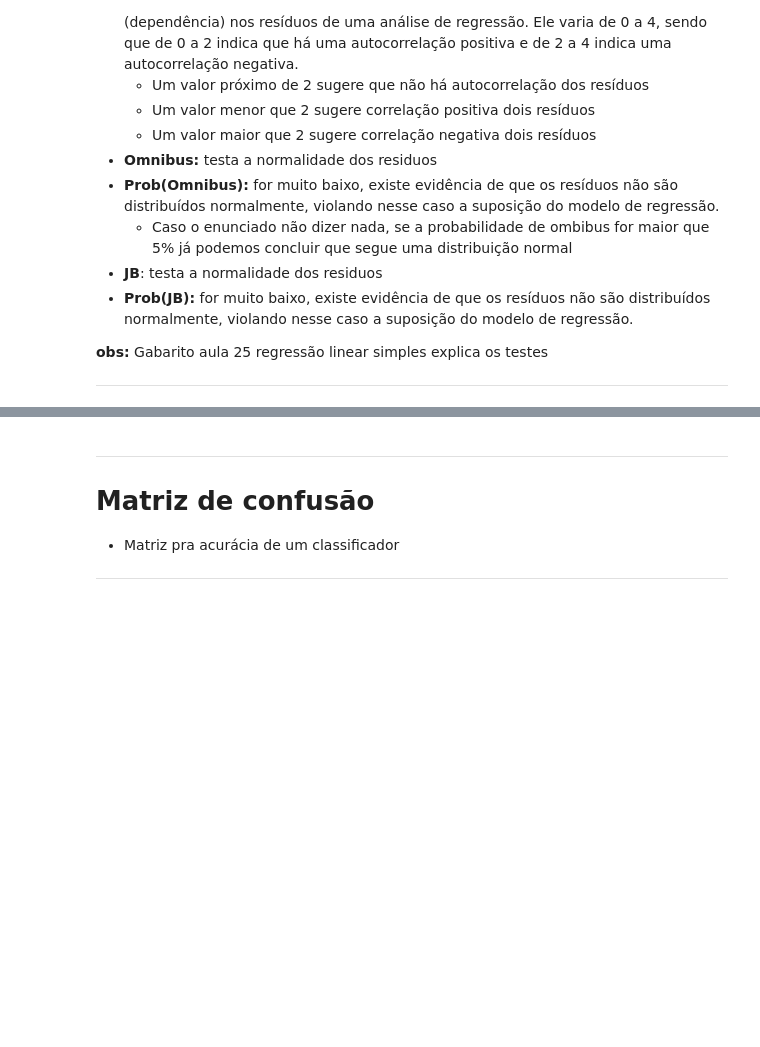
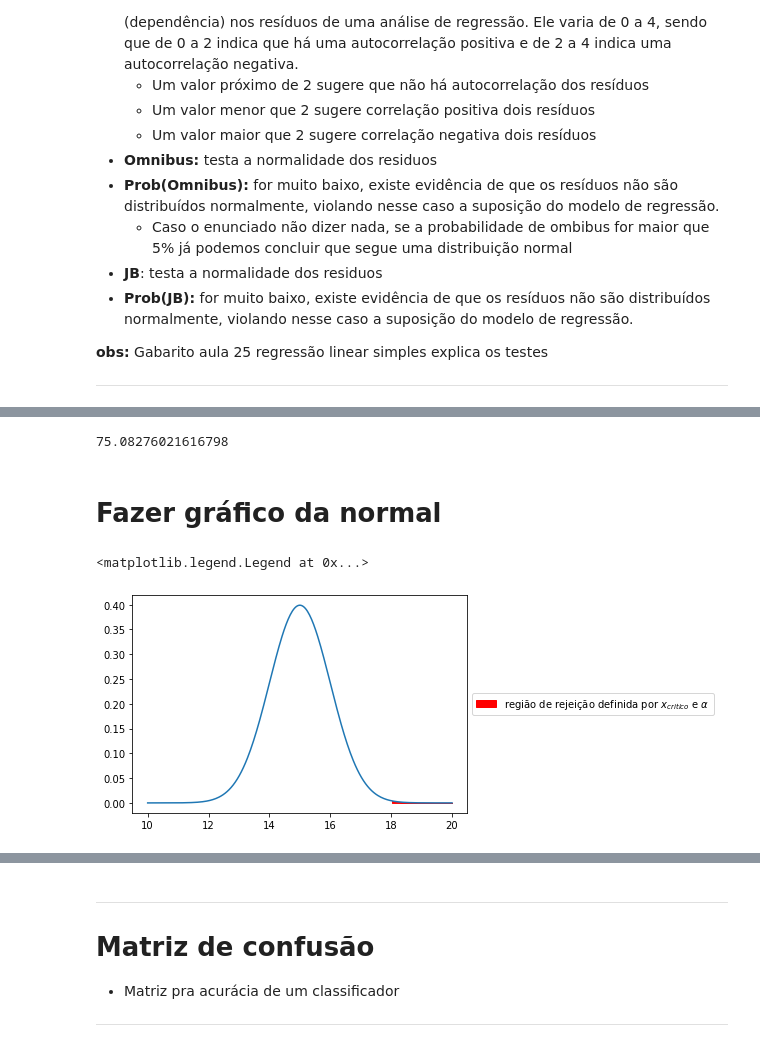
Before and after one commit to Sy2k/Cdados_ProvaFinal, a Jupyter notebook: Cola_Prova_Cdados.ipynb, the cells around one changed output, grey strips where cells are left out. Saved outputs shown, nothing was run; the diff lists cells and outputs as text; code cells hidden in the pictures; blank space fills up the shorter version.

```diff
--- a/Cola_Prova_Cdados.ipynb
+++ b/Cola_Prova_Cdados.ipynb
@@ -408,0 +521,25 @@ from sklearn.linear_model import LinearRegression
+# %%
+x_critico = t.ppf(0.05, loc=80, scale=s/sqrt(n), df=n-1)
+x_critico
+# %% [output]
+75.08276021616798
+# %% [markdown]
+# Fazer gráfico da normal
+# %%
+# PLOTANDO UMA NORMAL
+mu_fake = 15
+n = 16
+sigma = 4
+sigma_x_=sigma/sqrt(n)
+x_critico = 18
+
+ax = plt.subplot(111)
+x = np.linspace(10,20,300)
+y = norm.pdf(x, loc=mu_fake, scale=sigma_x_)
+plt.plot(x,y)
+plot_fill = plt.fill_between(x,y, where=x>x_critico, color="red")
+plot_fill.set_label("região de rejeição definida por $x_{critico}$ e $\\alpha$")
+ax.legend(loc='center left', bbox_to_anchor=(1, 0.5))
+# %% [output]
+<matplotlib.legend.Legend at 0x...>
+[figure, added]
```
Also changed, not shown: parts of 14 cells of this notebook.
